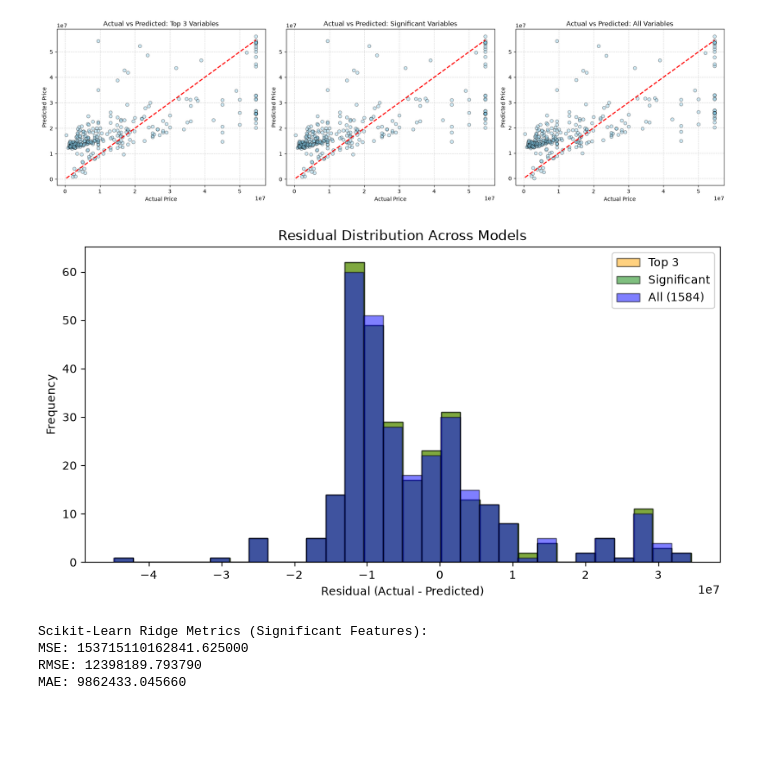
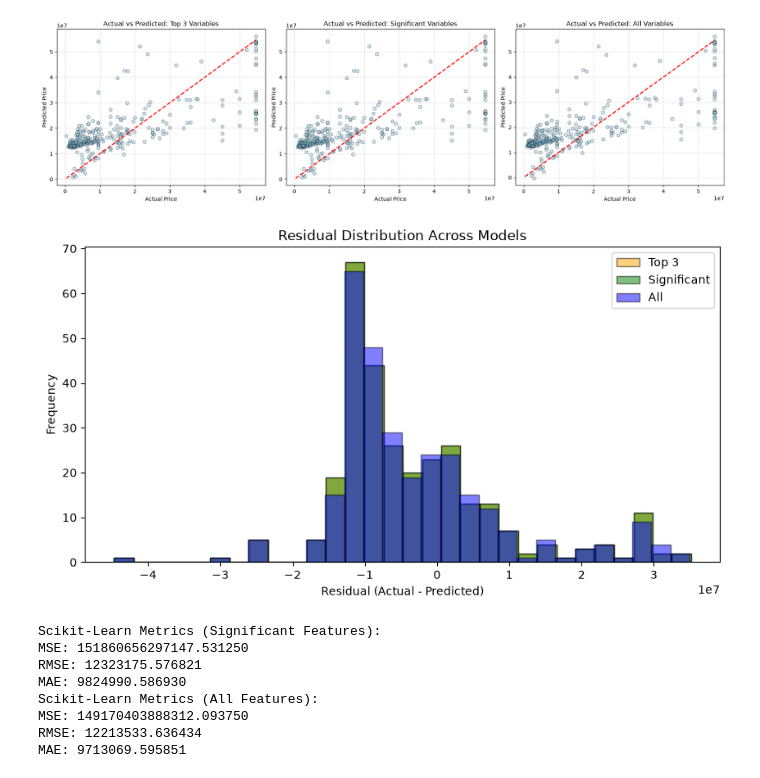
Before and after one commit to polinichcka-coding/Machine-Learning-subject, a Jupyter notebook: ML_lab1/lab1.ipynb, the cells around one changed output. Saved outputs shown, nothing was run; the diff lists cells and outputs as text; code cells hidden in the pictures; blank space fills up the shorter version.

```diff
--- a/ML_lab1/lab1.ipynb
+++ b/ML_lab1/lab1.ipynb
@@ -393,6 +408,11 @@ train_data['Total_Rooms'] = train_data['Bedrooms'] + train_data['Bathrooms']
 train_data['Total_Area'] = train_data['Floor Area'] + train_data['Land Area']
 test_data['Total_Rooms'] = test_data['Bedrooms'] + test_data['Bathrooms']
 test_data['Total_Area'] = test_data['Floor Area'] + test_data['Land Area']
+train_data["Area_Per_Room"] = train_data["Total_Area"] / train_data["Total_Rooms"]
+train_data["Floor_To_Land_Ratio"] = (train_data["Floor Area"] / train_data["Land Area"])
+test_data["Area_Per_Room"] = test_data["Total_Area"] / test_data["Total_Rooms"]
+test_data["Floor_To_Land_Ratio"] = (test_data["Floor Area"] / test_data["Land Area"])
+
 train_data = train_data.drop(columns=['Bedrooms', 'Bathrooms', 'Floor Area', 'Land Area'])
 test_data = test_data.drop(columns=['Bedrooms', 'Bathrooms', 'Floor Area', 'Land Area'])
 
@@ -630,0 +594,29 @@ Statistically significant features found: 3 out of 4
+# %%
+X_np = np.array(X_train_with_bias)
+y_np = np.array(y_train_list)
+n, p = X_np.shape  # n - кількість рядків, p - кількість параметрів (включно з біасом)
+theta_osl = np.array(coefficients_osl)
+predictions = X_np @ theta_osl
+residuals = y_np - predictions
+residual_variance = (residuals.T @ residuals) / (n - p)
+cov_matrix = residual_variance * np.linalg.pinv(X_np.T @ X_np)
+std_errors = np.sqrt(np.diagonal(cov_matrix))
+t_stats = np.array(theta_osl) / std_errors
+p_values = 2 * (1 - t.cdf(np.abs(t_stats), df=n - p))
+feature_names = X_train_df.columns.tolist()
+significant_vars = []
+
+for idx, p_val in enumerate(p_values[1:], start=1):
+    if p_val < 0.05:
+        significant_vars.append(feature_names[idx - 1])
+
+X_all_df = X_train_df
+X_sig_df = X_train_df[significant_vars]
+
+p_val_features = list(zip(feature_names, p_values[1:]))
+p_val_features.sort(key=lambda x: x[1])
+top3_vars = [item[0] for item in p_val_features[:3]]
+X_top3_df = X_train_df[top3_vars]
+
+print(f"Significant variables: {significant_vars}")
+print(f"Top 3 variables: {top3_vars}")
@@ -681,11 +677,9 @@ X_test_top3_bias = np.c_[np.ones(X_test_top3.shape[0]), X_test_top3]
 X_test_sig_bias = np.c_[np.ones(X_test_sig.shape[0]), X_test_sig]
 X_test_all_bias = np.c_[np.ones(X_test_all.shape[0]), X_test_all]
 
-theta_top3 = gradient_descend_ridge(np.c_[np.ones(X_top3_df.shape[0]), X_top3_df.values],y_train_list,learning_rate=0.1,epochs=10000,lambda_reg=1.0,)
-theta_sig = gradient_descend_ridge(np.c_[np.ones(X_sig_df.shape[0]), X_sig_df.values],
-    y_train_list,learning_rate=0.1,epochs=10000,lambda_reg=1.0,)
-theta_all = gradient_descend_ridge(X_train_with_bias,
-    y_train_list,learning_rate=0.1,epochs=10000,lambda_reg=1.0,)
+theta_top3 = gradient_descend(np.c_[np.ones(X_top3_df.shape[0]), X_top3_df.values],y_train_list,learning_rate=0.1,epochs=10000,)
+theta_sig = gradient_descend(np.c_[np.ones(X_sig_df.shape[0]), X_sig_df.values],y_train_list,learning_rate=0.1,epochs=10000,)
+theta_all = gradient_descend(X_train_with_bias,y_train_list,learning_rate=0.1,epochs=10000,)
 
 pred_top3 = X_test_top3_bias @ theta_top3
 pred_sig = X_test_sig_bias @ theta_sig
@@ -739,31 +733,47 @@ plt.show()
 # %%
 plt.figure(figsize=(10, 5))
 plt.hist(y_test_arr - pred_top3,bins=30,alpha=0.5,label="Top 3",color="orange",edgecolor="black",)
 plt.hist(y_test_arr - pred_sig,bins=30,alpha=0.5,label="Significant",color="green",edgecolor="black",)
-plt.hist(y_test_arr - pred_all, bins=30,alpha=0.5,label="All (1584)",color="blue",edgecolor="black",)
+plt.hist(y_test_arr - pred_all, bins=30,alpha=0.5,label="All",color="blue",edgecolor="black",)
 plt.title("Residual Distribution Across Models")
 plt.xlabel("Residual (Actual - Predicted)")
 plt.ylabel("Frequency")
 plt.legend()
 plt.show()
 # %% [output]
-[figure, old version]
+[figure, new version]
 # %%
-sk_ridge=LinearRegression()
-sk_ridge.fit(X_sig_df, y_train_list)
-sk_preds=sk_ridge.predict(X_test_sig)
+sk_model=LinearRegression()
+sk_model.fit(X_sig_df, y_train_list)
+sk_preds=sk_model.predict(X_test_sig)
 sk_mse=mean_squared_error(y_test_arr, sk_preds)
 sk_rmse=np.sqrt(sk_mse)
 sk_mae=mean_absolute_error(y_test_arr, sk_preds)
 
-print("Scikit-Learn Ridge Metrics (Significant Features):")
+print("Scikit-Learn Metrics (Significant Features):")
 print(f"MSE: {sk_mse:.6f}")
 print(f"RMSE: {sk_rmse:.6f}")
 print(f"MAE: {sk_mae:.6f}")
+
+sk_all_model = LinearRegression()
+sk_all_model.fit(X_train_df, y_train_list)
+sk_preds_all = sk_all_model.predict(X_test_df)
+sk_mse_all = mean_squared_error(y_test_arr, sk_preds_all)
+sk_rmse_all = np.sqrt(sk_mse_all)
+sk_mae_all = mean_absolute_error(y_test_arr, sk_preds_all)
+
+print("Scikit-Learn Metrics (All Features):")
+print(f"MSE: {sk_mse_all:.6f}")
+print(f"RMSE: {sk_rmse_all:.6f}")
+print(f"MAE: {sk_mae_all:.6f}")
 # %% [output]
-Scikit-Learn Ridge Metrics (Significant Features):
-MSE: 153715110162841.625000
-RMSE: 12398189.793790
-MAE: 9862433.045660
+Scikit-Learn Metrics (Significant Features):
+MSE: 151860656297147.531250
+RMSE: 12323175.576821
+MAE: 9824990.586930
+Scikit-Learn Metrics (All Features):
+MSE: 149170403888312.093750
+RMSE: 12213533.636434
+MAE: 9713069.595851
 # %%
 def cap_outliers_single(df):
```
Also changed, not shown: parts of 21 cells of this notebook, 1 other file.
